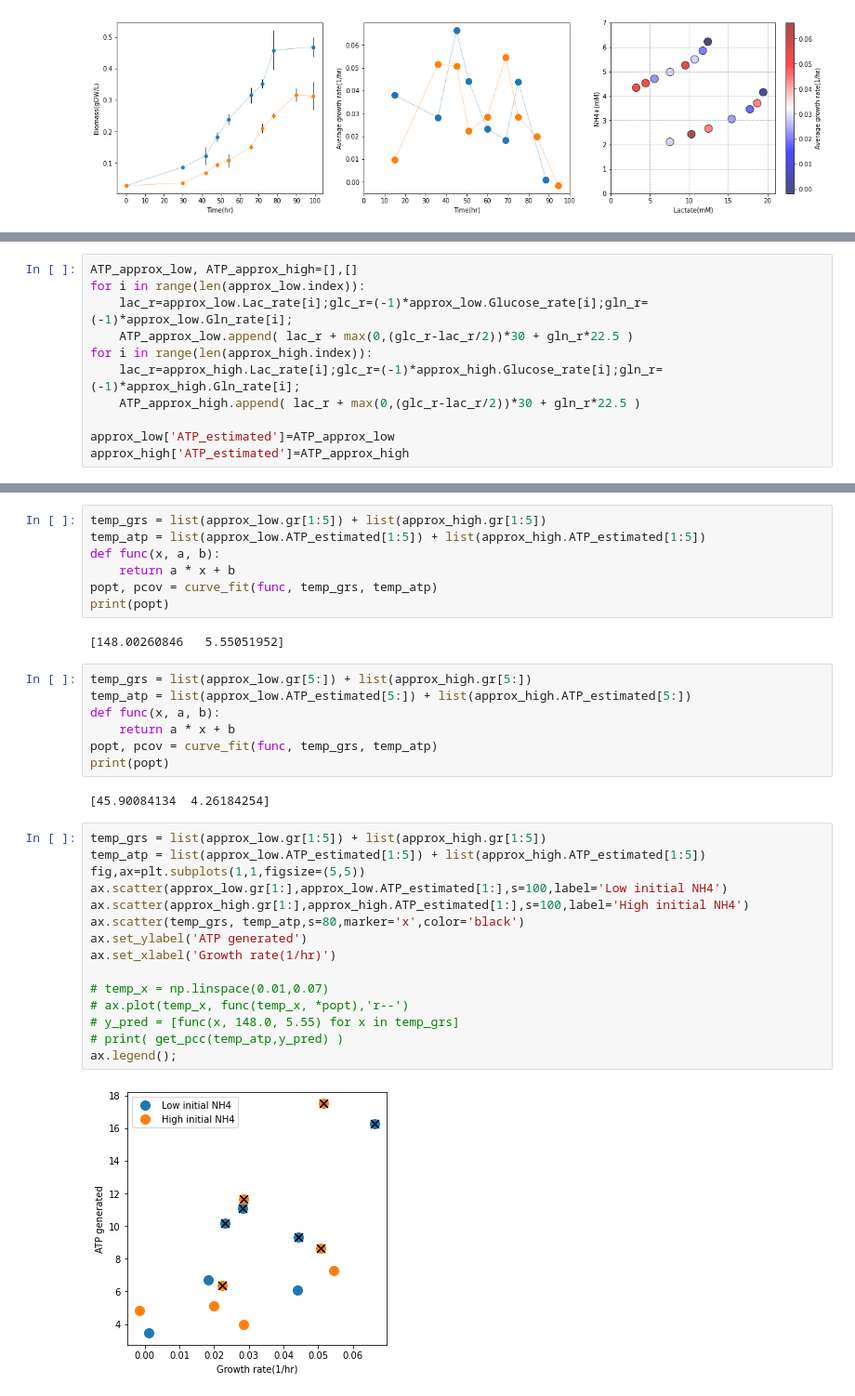
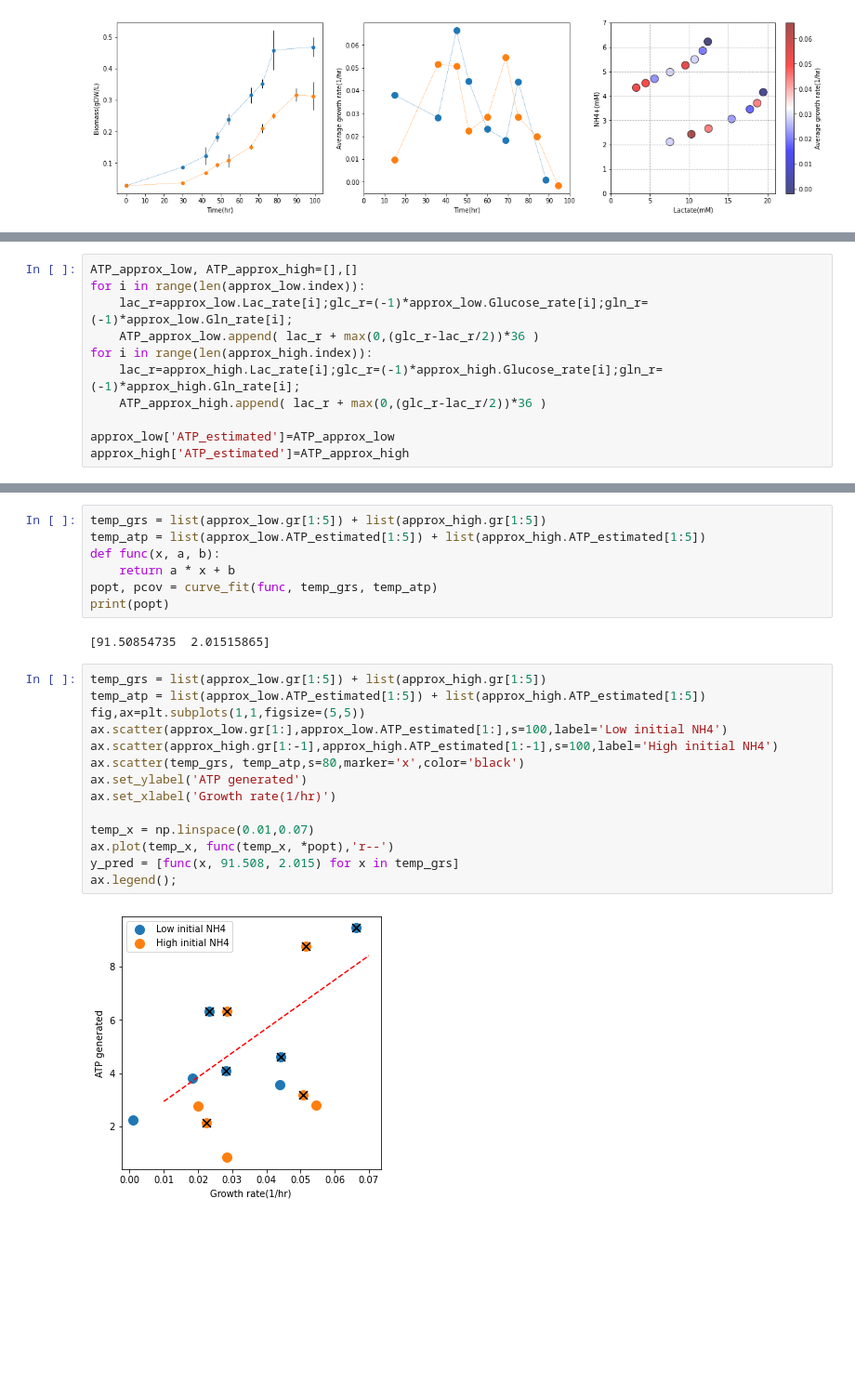
Before and after one commit to SizheQiu/PigGEM2025, a Jupyter notebook: code/CellCulture.ipynb, the cells around one changed output, grey strips where cells are left out. Shown: that part at 93% size. Drawn from its saved outputs; the diff is of its cells as text; blank space fills up the shorter version.

```diff
--- a/code/CellCulture.ipynb
+++ b/code/CellCulture.ipynb
@@ -167,10 +172,10 @@ axs[0].set_xlabel('Lactate(mM)'); axs[1].set_xlabel('NH4+(mM)');
 ATP_approx_low, ATP_approx_high=[],[]
 for i in range(len(approx_low.index)):
     lac_r=approx_low.Lac_rate[i];glc_r=(-1)*approx_low.Glucose_rate[i];gln_r=(-1)*approx_low.Gln_rate[i];
-    ATP_approx_low.append( lac_r + max(0,(glc_r-lac_r/2))*30 + gln_r*22.5 )
+    ATP_approx_low.append( lac_r + max(0,(glc_r-lac_r/2))*36 )
 for i in range(len(approx_high.index)):
     lac_r=approx_high.Lac_rate[i];glc_r=(-1)*approx_high.Glucose_rate[i];gln_r=(-1)*approx_high.Gln_rate[i];
-    ATP_approx_high.append( lac_r + max(0,(glc_r-lac_r/2))*30 + gln_r*22.5 )
+    ATP_approx_high.append( lac_r + max(0,(glc_r-lac_r/2))*36 )
 
 approx_low['ATP_estimated']=ATP_approx_low
 approx_high['ATP_estimated']=ATP_approx_high
@@ -194,31 +187,21 @@ def func(x, a, b):
 popt, pcov = curve_fit(func, temp_grs, temp_atp)
 print(popt)
 # %% [output]
-[148.00260846   5.55051952]
+[91.50854735  2.01515865]
-# %%
-temp_grs = list(approx_low.gr[5:]) + list(approx_high.gr[5:])
-temp_atp = list(approx_low.ATP_estimated[5:]) + list(approx_high.ATP_estimated[5:])
-def func(x, a, b):
-    return a * x + b
-popt, pcov = curve_fit(func, temp_grs, temp_atp)
-print(popt)
-# %% [output]
-[45.90084134  4.26184254]
 # %%
 temp_grs = list(approx_low.gr[1:5]) + list(approx_high.gr[1:5])
 temp_atp = list(approx_low.ATP_estimated[1:5]) + list(approx_high.ATP_estimated[1:5])
 fig,ax=plt.subplots(1,1,figsize=(5,5))
 ax.scatter(approx_low.gr[1:],approx_low.ATP_estimated[1:],s=100,label='Low initial NH4')
-ax.scatter(approx_high.gr[1:],approx_high.ATP_estimated[1:],s=100,label='High initial NH4')
+ax.scatter(approx_high.gr[1:-1],approx_high.ATP_estimated[1:-1],s=100,label='High initial NH4')
 ax.scatter(temp_grs, temp_atp,s=80,marker='x',color='black')
 ax.set_ylabel('ATP generated')
 ax.set_xlabel('Growth rate(1/hr)')
 
-# temp_x = np.linspace(0.01,0.07)
-# ax.plot(temp_x, func(temp_x, *popt),'r--')
-# y_pred = [func(x, 148.0, 5.55) for x in temp_grs]
-# print( get_pcc(temp_atp,y_pred) )
+temp_x = np.linspace(0.01,0.07)
+ax.plot(temp_x, func(temp_x, *popt),'r--')
+y_pred = [func(x, 91.508, 2.015) for x in temp_grs]
 ax.legend();
 # %% [output]
-[figure, old version]
+[figure, new version]
 # %%
```
Also changed, not shown: parts of 4 cells of this notebook.
